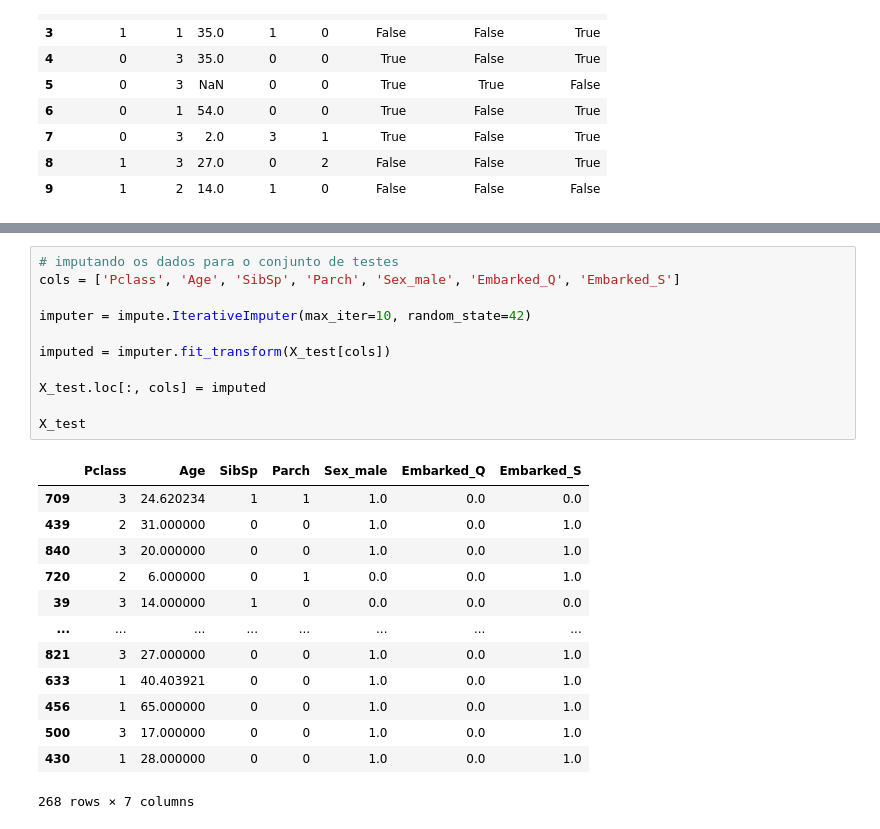
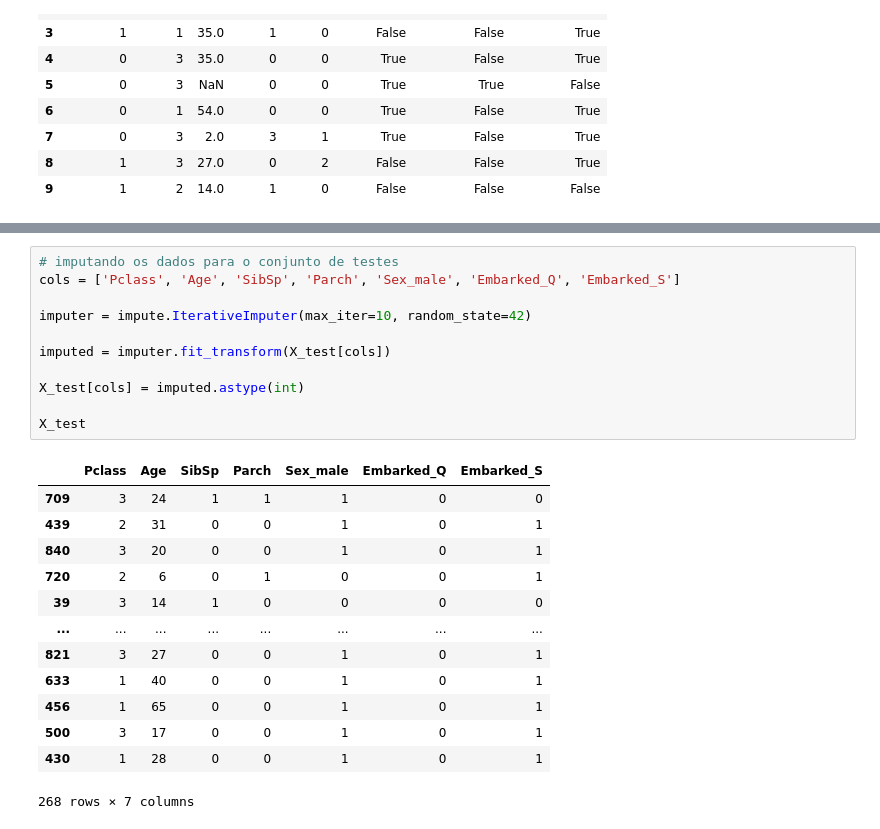
Before and after one commit to sarasantosdev/machine_learning_guia_de_referencia_rapida_estudos, a Jupyter notebook: machine_learning_guia_referencia_rapida.ipynb, the cells around one changed output, grey strips where cells are left out. Cells and saved outputs as stored; diff of their text form.

```diff
--- a/machine_learning_guia_referencia_rapida.ipynb
+++ b/machine_learning_guia_referencia_rapida.ipynb
@@ -226,25 +194,25 @@ X_train
 # %%
 # imputando os dados para o conjunto de testes
 cols = ['Pclass', 'Age', 'SibSp', 'Parch', 'Sex_male', 'Embarked_Q', 'Embarked_S']
 
 imputer = impute.IterativeImputer(max_iter=10, random_state=42)
 
 imputed = imputer.fit_transform(X_test[cols])
 
-X_test.loc[:, cols] = imputed
+X_test[cols] = imputed.astype(int)
 
 X_test
 # %% [output]
 |  | Pclass | Age | SibSp | Parch | Sex_male | Embarked_Q | Embarked_S |
-| 709 | 3 | 24.620234 | 1 | 1 | 1.0 | 0.0 | 0.0 |
-| 439 | 2 | 31.000000 | 0 | 0 | 1.0 | 0.0 | 1.0 |
-| 840 | 3 | 20.000000 | 0 | 0 | 1.0 | 0.0 | 1.0 |
-| 720 | 2 | 6.000000 | 0 | 1 | 0.0 | 0.0 | 1.0 |
-| 39 | 3 | 14.000000 | 1 | 0 | 0.0 | 0.0 | 0.0 |
+| 709 | 3 | 24 | 1 | 1 | 1 | 0 | 0 |
+| 439 | 2 | 31 | 0 | 0 | 1 | 0 | 1 |
+| 840 | 3 | 20 | 0 | 0 | 1 | 0 | 1 |
+| 720 | 2 | 6 | 0 | 1 | 0 | 0 | 1 |
+| 39 | 3 | 14 | 1 | 0 | 0 | 0 | 0 |
 | ... | ... | ... | ... | ... | ... | ... | ... |
-| 821 | 3 | 27.000000 | 0 | 0 | 1.0 | 0.0 | 1.0 |
-| 633 | 1 | 40.403921 | 0 | 0 | 1.0 | 0.0 | 1.0 |
-| 456 | 1 | 65.000000 | 0 | 0 | 1.0 | 0.0 | 1.0 |
-| 500 | 3 | 17.000000 | 0 | 0 | 1.0 | 0.0 | 1.0 |
-| 430 | 1 | 28.000000 | 0 | 0 | 1.0 | 0.0 | 1.0 |
+| 821 | 3 | 27 | 0 | 0 | 1 | 0 | 1 |
+| 633 | 1 | 40 | 0 | 0 | 1 | 0 | 1 |
+| 456 | 1 | 65 | 0 | 0 | 1 | 0 | 1 |
+| 500 | 3 | 17 | 0 | 0 | 1 | 0 | 1 |
+| 430 | 1 | 28 | 0 | 0 | 1 | 0 | 1 |
 268 rows × 7 columns
```
Also changed, not shown: parts of 4 cells of this notebook.
